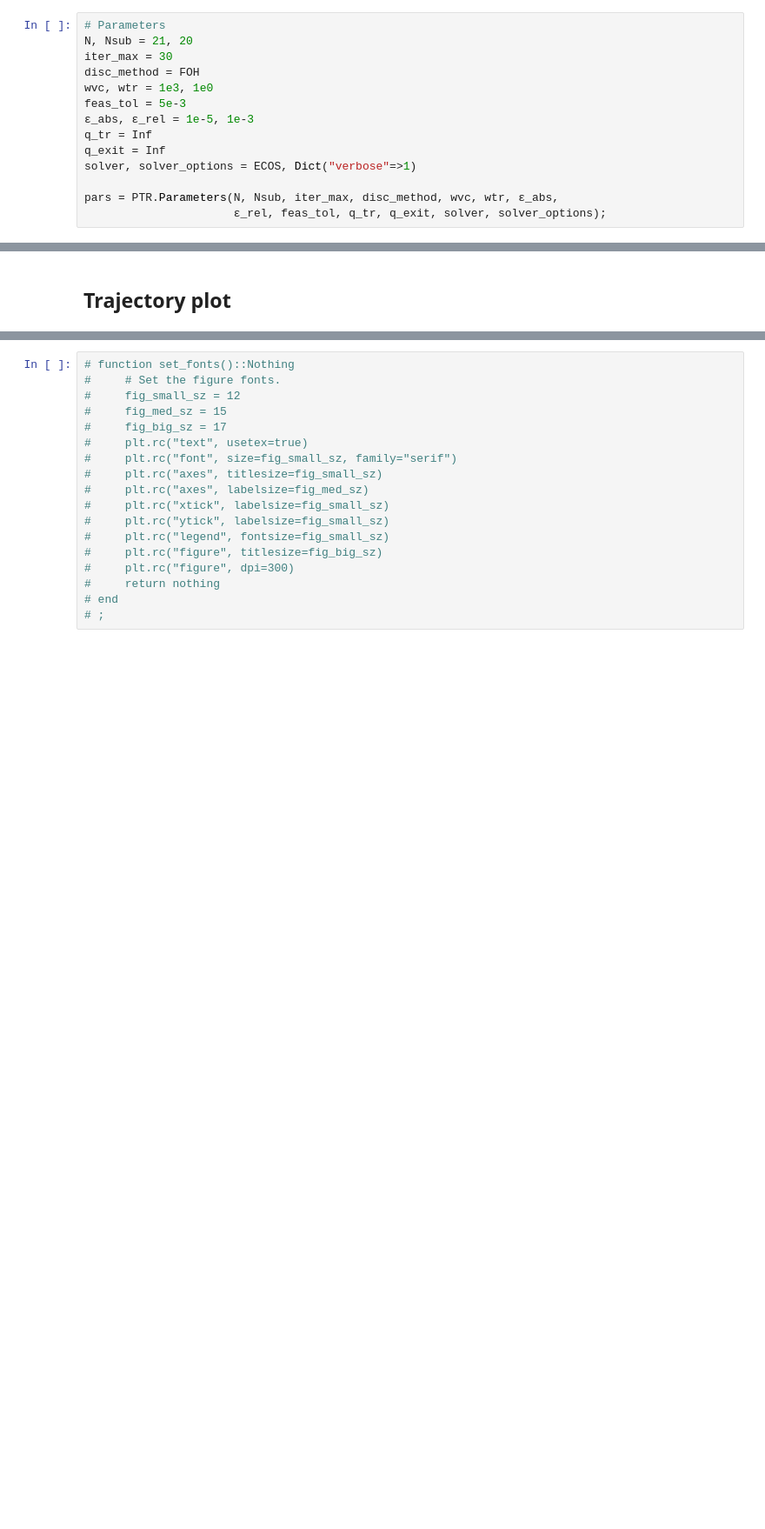
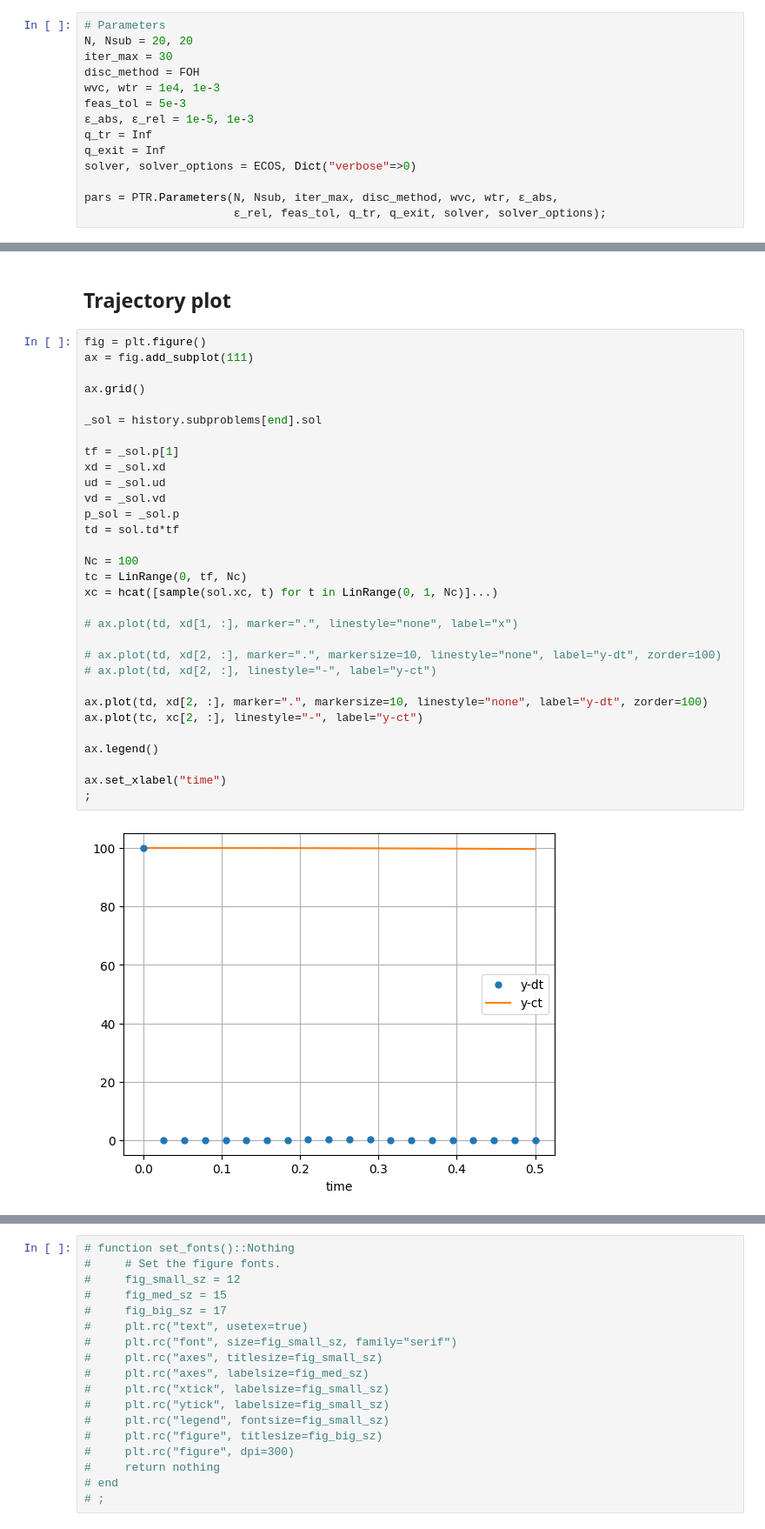
Before and after one commit to UW-ACL/SCPToolbox_tutorial, a Jupyter notebook: src/p4_rocket.ipynb, the cells around one changed output, grey strips where cells are left out. Shown at 87% size. Cells and saved outputs as stored; diff of their text form; blank space fills up the shorter version.

```diff
--- a/src/p4_rocket.ipynb
+++ b/src/p4_rocket.ipynb
@@ -303,15 +296,15 @@ SCP algorithm performance depends significantly on a well-chosen set of paramete
 A lot of intuition is documented in our [Control Systems Magazine article](https://arxiv.org/abs/2106.09125).
 # %%
 # Parameters
-N, Nsub = 21, 20
+N, Nsub = 20, 20
 iter_max = 30
 disc_method = FOH
-wvc, wtr = 1e3, 1e0
+wvc, wtr = 1e4, 1e-3
 feas_tol = 5e-3
 ε_abs, ε_rel = 1e-5, 1e-3
 q_tr = Inf
 q_exit = Inf
-solver, solver_options = ECOS, Dict("verbose"=>1)
+solver, solver_options = ECOS, Dict("verbose"=>0)
 
 pars = PTR.Parameters(N, Nsub, iter_max, disc_method, wvc, wtr, ε_abs,
                       ε_rel, feas_tol, q_tr, q_exit, solver, solver_options);
@@ -356,2 +345,35 @@ Closest candidates are:
 # %% [markdown]
 ## Trajectory plot
+# %%
+fig = plt.figure()
+ax = fig.add_subplot(111)
+
+ax.grid()
+
+_sol = history.subproblems[end].sol
+
+tf = _sol.p[1]
+xd = _sol.xd
+ud = _sol.ud
+vd = _sol.vd
+p_sol = _sol.p
+td = sol.td*tf
+
+Nc = 100
+tc = LinRange(0, tf, Nc)
+xc = hcat([sample(sol.xc, t) for t in LinRange(0, 1, Nc)]...)
+
+# ax.plot(td, xd[1, :], marker=".", linestyle="none", label="x")
+
+# ax.plot(td, xd[2, :], marker=".", markersize=10, linestyle="none", label="y-dt", zorder=100)
+# ax.plot(td, xd[2, :], linestyle="-", label="y-ct")
+
+ax.plot(td, xd[2, :], marker=".", markersize=10, linestyle="none", label="y-dt", zorder=100)
+ax.plot(tc, xc[2, :], linestyle="-", label="y-ct")
+
+ax.legend()
+
+ax.set_xlabel("time")
+;
+# %% [output]
+[figure, added]
```
Also changed, not shown: parts of 36 cells of this notebook.
